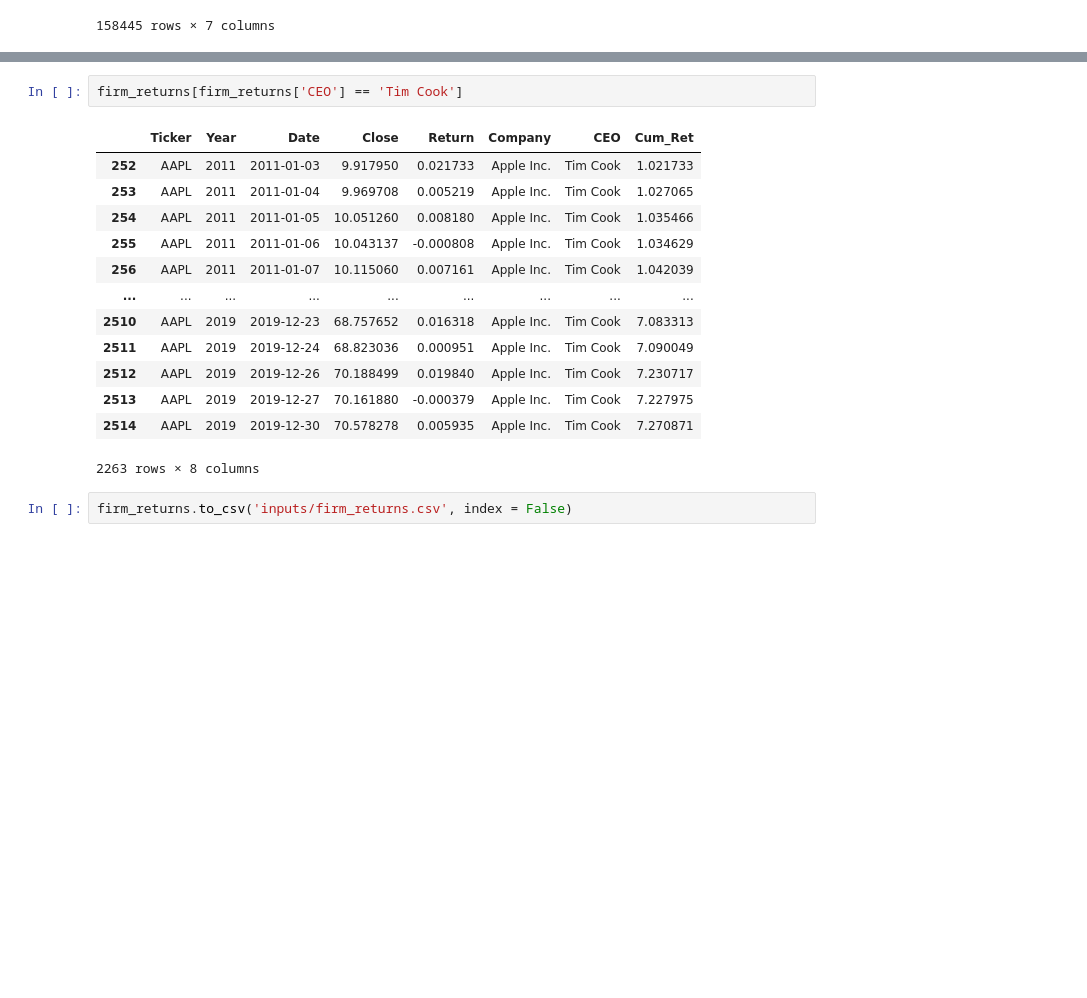
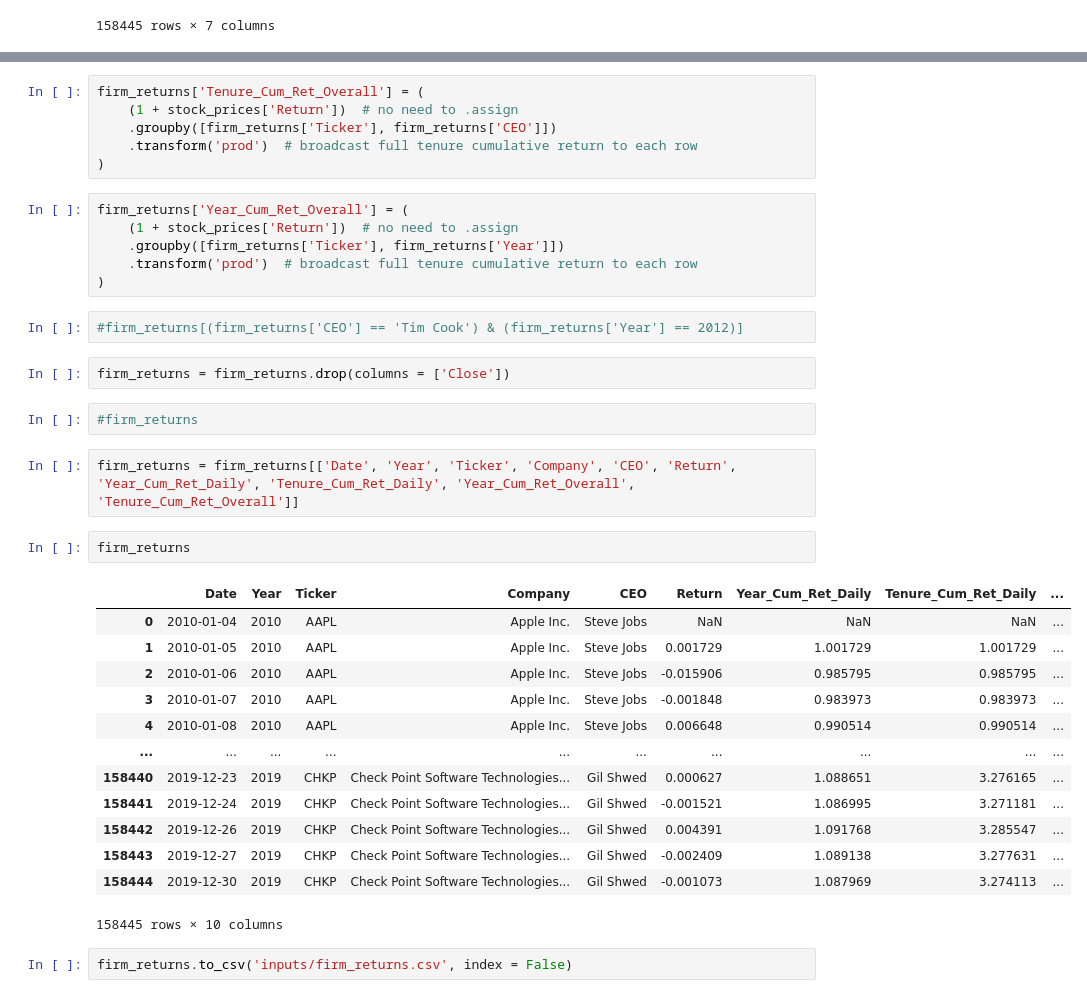
Before and after one commit to Tomwiddd/CEOPersonalities-, a Jupyter notebook: get_firm_returns.ipynb, the cells around one changed output, grey strips where cells are left out. Drawn from its saved outputs; the diff is of its cells as text; blank space fills up the shorter version.

Commit message:
FIRM RETURNS IS DONE AND IN THE INPUTS FOLDER

```diff
--- a/get_firm_returns.ipynb
+++ b/get_firm_returns.ipynb
@@ -151,18 +147,38 @@ firm_returns['Cum_Ret'] = \
+# %%
+firm_returns['Tenure_Cum_Ret_Overall'] = (
+    (1 + stock_prices['Return'])  # no need to .assign
+    .groupby([firm_returns['Ticker'], firm_returns['CEO']])
+    .transform('prod')  # broadcast full tenure cumulative return to each row
+)
+# %%
+firm_returns['Year_Cum_Ret_Overall'] = (
+    (1 + stock_prices['Return'])  # no need to .assign
+    .groupby([firm_returns['Ticker'], firm_returns['Year']])
+    .transform('prod')  # broadcast full tenure cumulative return to each row
+)
 # %%
-firm_returns[firm_returns['CEO'] == 'Tim Cook']
+#firm_returns[(firm_returns['CEO'] == 'Tim Cook') & (firm_returns['Year'] == 2012)]
-# %% [output]
-|  | Ticker | Year | Date | Close | Return | Company | CEO | Cum_Ret |
-| 252 | AAPL | 2011 | 2011-01-03 | 9.917950 | 0.021733 | Apple Inc. | Tim Cook | 1.021733 |
-| 253 | AAPL | 2011 | 2011-01-04 | 9.969708 | 0.005219 | Apple Inc. | Tim Cook | 1.027065 |
-| 254 | AAPL | 2011 | 2011-01-05 | 10.051260 | 0.008180 | Apple Inc. | Tim Cook | 1.035466 |
-| 255 | AAPL | 2011 | 2011-01-06 | 10.043137 | -0.000808 | Apple Inc. | Tim Cook | 1.034629 |
-| 256 | AAPL | 2011 | 2011-01-07 | 10.115060 | 0.007161 | Apple Inc. | Tim Cook | 1.042039 |
-| ... | ... | ... | ... | ... | ... | ... | ... | ... |
-| 2510 | AAPL | 2019 | 2019-12-23 | 68.757652 | 0.016318 | Apple Inc. | Tim Cook | 7.083313 |
-| 2511 | AAPL | 2019 | 2019-12-24 | 68.823036 | 0.000951 | Apple Inc. | Tim Cook | 7.090049 |
-| 2512 | AAPL | 2019 | 2019-12-26 | 70.188499 | 0.019840 | Apple Inc. | Tim Cook | 7.230717 |
-| 2513 | AAPL | 2019 | 2019-12-27 | 70.161880 | -0.000379 | Apple Inc. | Tim Cook | 7.227975 |
-| 2514 | AAPL | 2019 | 2019-12-30 | 70.578278 | 0.005935 | Apple Inc. | Tim Cook | 7.270871 |
-2263 rows × 8 columns
+# %%
+firm_returns = firm_returns.drop(columns = ['Close'])
+# %%
+#firm_returns
+# %%
+firm_returns = firm_returns[['Date', 'Year', 'Ticker', 'Company', 'CEO', 'Return', 'Year_Cum_Ret_Daily', 'Tenure_Cum_Ret_Daily', 'Year_Cum_Ret_Overall', 'Tenure_Cum_Ret_Overall']]
+# %%
+firm_returns
+# %% [output]
+|  | Date | Year | Ticker | Company | CEO | Return | Year_Cum_Ret_Daily | Tenure_Cum_Ret_Daily | ... |
+| 0 | 2010-01-04 | 2010 | AAPL | Apple Inc. | Steve Jobs | NaN | NaN | NaN | ... |
+| 1 | 2010-01-05 | 2010 | AAPL | Apple Inc. | Steve Jobs | 0.001729 | 1.001729 | 1.001729 | ... |
+| 2 | 2010-01-06 | 2010 | AAPL | Apple Inc. | Steve Jobs | -0.015906 | 0.985795 | 0.985795 | ... |
+| 3 | 2010-01-07 | 2010 | AAPL | Apple Inc. | Steve Jobs | -0.001848 | 0.983973 | 0.983973 | ... |
+| 4 | 2010-01-08 | 2010 | AAPL | Apple Inc. | Steve Jobs | 0.006648 | 0.990514 | 0.990514 | ... |
+| ... | ... | ... | ... | ... | ... | ... | ... | ... | ... |
+| 158440 | 2019-12-23 | 2019 | CHKP | Check Point Software Technologies... | Gil Shwed | 0.000627 | 1.088651 | 3.276165 | ... |
+| 158441 | 2019-12-24 | 2019 | CHKP | Check Point Software Technologies... | Gil Shwed | -0.001521 | 1.086995 | 3.271181 | ... |
+| 158442 | 2019-12-26 | 2019 | CHKP | Check Point Software Technologies... | Gil Shwed | 0.004391 | 1.091768 | 3.285547 | ... |
+| 158443 | 2019-12-27 | 2019 | CHKP | Check Point Software Technologies... | Gil Shwed | -0.002409 | 1.089138 | 3.277631 | ... |
+| 158444 | 2019-12-30 | 2019 | CHKP | Check Point Software Technologies... | Gil Shwed | -0.001073 | 1.087969 | 3.274113 | ... |
+158445 rows × 10 columns
 # %%
 firm_returns.to_csv('inputs/firm_returns.csv', index = False)
```
Also changed, not shown: parts of 5 cells of this notebook, 2 other files.
